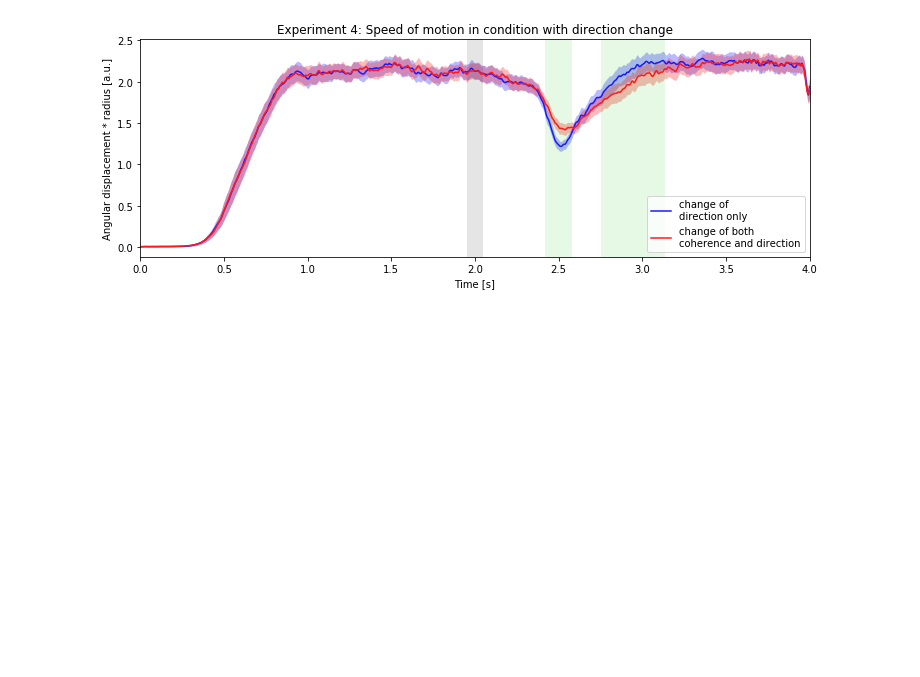
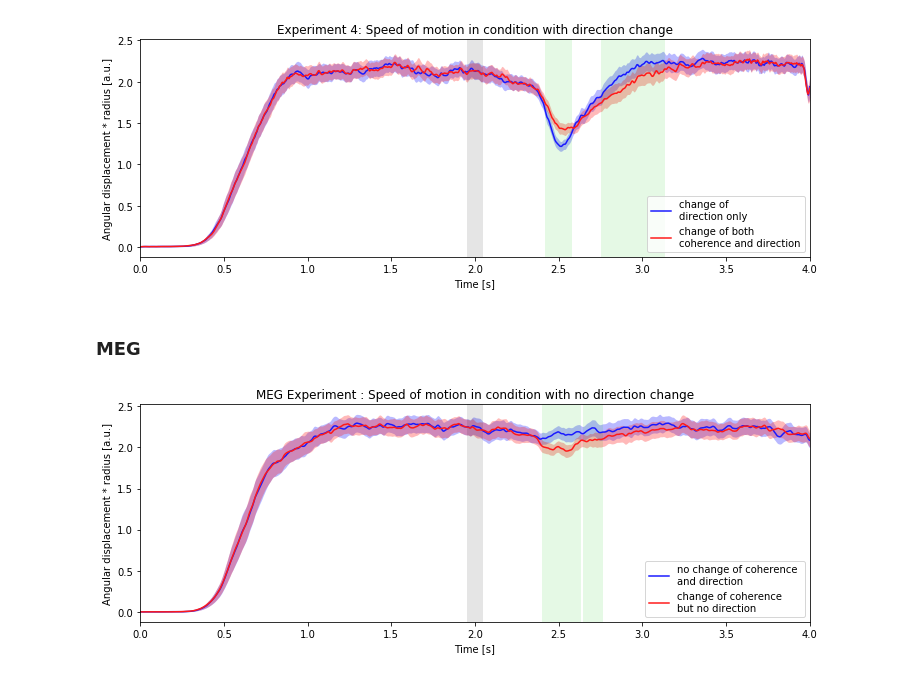
Before and after one commit to maciekszul/stirring_beh_analysis, a Jupyter notebook: traj_analysis.ipynb, the cells around one changed output. Cells and saved outputs as stored; diff of their text form; code cells hidden in the pictures; blank space fills up the shorter version.

Commit message:
ADD: Full analysis w/ MEG data

```diff
--- a/traj_analysis.ipynb
+++ b/traj_analysis.ipynb
@@ -70,21 +70,22 @@ for pp in results:
     data_in = pd.read_pickle(pp)
     for i in bin_cond.keys():
 #         cond = data_in.loc[(data_in.binned_cond == i) & ((data_in.exp_type == "stir_main") | (data_in.exp_type == f_types[3]))].degs
-        cond = data_in.loc[(data_in.binned_cond == i) & (data_in.exp_type == "stir_training_main")].degs
+        cond = data_in.loc[(data_in.binned_cond == i) & (data_in.exp_type == "stir_main_MEG")].degs
         cond = np.vstack(list(cond))
         cond = np.abs(cond)
-#         cond = np.mean(cond, axis=0)
+        cond = np.mean(cond, axis=0)
         cond_stacks[i].append(cond)
 cond_stacks = {i: np.vstack(cond_stacks[i]) for i in cond_stacks.keys()}
 
-# filename = op.join(path_data, "stir_main")
-# outfile = open(filename,'wb')
-# pickle.dump(cond_stacks, outfile)
-# outfile.close()
+filename = op.join(path_data, "stir_main_MEG_means")
+outfile = open(filename,'wb')
+pickle.dump(cond_stacks, outfile)
+outfile.close()
 # %%
-pickle_list_all = ["stir_main_means", "stir_training_main_means", "stir_main", "stir_training_main"]
-pickle_list = ["stir_main_means", "stir_training_main_means"]
+pickle_list_all = ["stir_main_means", "stir_training_main_means", "stir_main_MEG_means", "stir_main", "stir_training_main", "stir_main_MEG"]
+# pickle_list = ["stir_main_means", "stir_training_main_means"]
 # pickle_list = ["stir_main", "stir_training_main"]
+# pickle_list = ["stir_main_MEG", "stir_main_MEG"]
 
 data_traj = dict()
 for pkl in pickle_list_all:
@@ -187,3 +219,5 @@ results_stats["stir_training_main"]
+# %%
+pickle_list = ["stir_main_means", "stir_training_main_means", "stir_main_MEG_means"]
 # %%
 mean = dict()
 sem = dict()
@@ -371,3 +399,49 @@ plt.savefig(op.join(path_figs, "exp4_tr_ch.png"), bbox_inches="tight")
 plt.savefig(op.join(path_figs, "exp4_tr_ch.svg"), bbox_inches="tight")
 # %% [output]
 [figure]
+# %% [markdown]
+### MEG
+# %%
+p = pickle_list[2]
+conditions = [0,2]
+
+stats_res = results_stats[p[:-6]]
+
+colour1 = "#1919ff"
+colour2 = "#ff1919"
+sign = "#00cc00"
+
+fig = plt.figure(figsize=(12,4))
+ax = fig.add_subplot(111)
+
+for i in stats_res[0]:
+    ax.axvspan(i[0], i[1], alpha=0.1, color=sign, linewidth=0)
+
+ax.axvspan(time[blink_ix[0]], time[blink_ix[1]], alpha=0.1, color="black", linewidth=0)
+
+mean_val = mean[p][conditions[0]]
+sem_val = sem[p][conditions[0]]
+sem_low = mean_val - sem_val
+sem_high = mean_val + sem_val
+ax.plot(time, mean_val, color=colour1, label=labels[conditions[0]])
+ax.fill_between(time, sem_low, sem_high, alpha=.3, color=colour1, linewidth=0)
+
+mean_val = mean[p][conditions[1]]
+sem_val = sem[p][conditions[1]]
+sem_low = mean_val - sem_val
+sem_high = mean_val + sem_val
+ax.plot(time, mean_val, color=colour2, label=labels[conditions[1]])
+ax.fill_between(time, sem_low, sem_high, alpha=.3, color=colour2, linewidth=0)
+
+plt.legend(loc=4, fontsize="medium")
+
+plt.xlabel("Time [s]")
+plt.ylabel("Angular displacement * radius [a.u.]")
+plt.title("MEG Experiment : Speed of motion in condition with no direction change")
+
+plt.xlim((0,4));
+
+plt.savefig(op.join(path_figs, "MEG_exp_tr_nch.png"), bbox_inches="tight")
+plt.savefig(op.join(path_figs, "MEG_exp_tr_nch.svg"), bbox_inches="tight")
+# %% [output]
+[figure, added]
```
Also changed, not shown: parts of 7 cells of this notebook, 1 other file.
